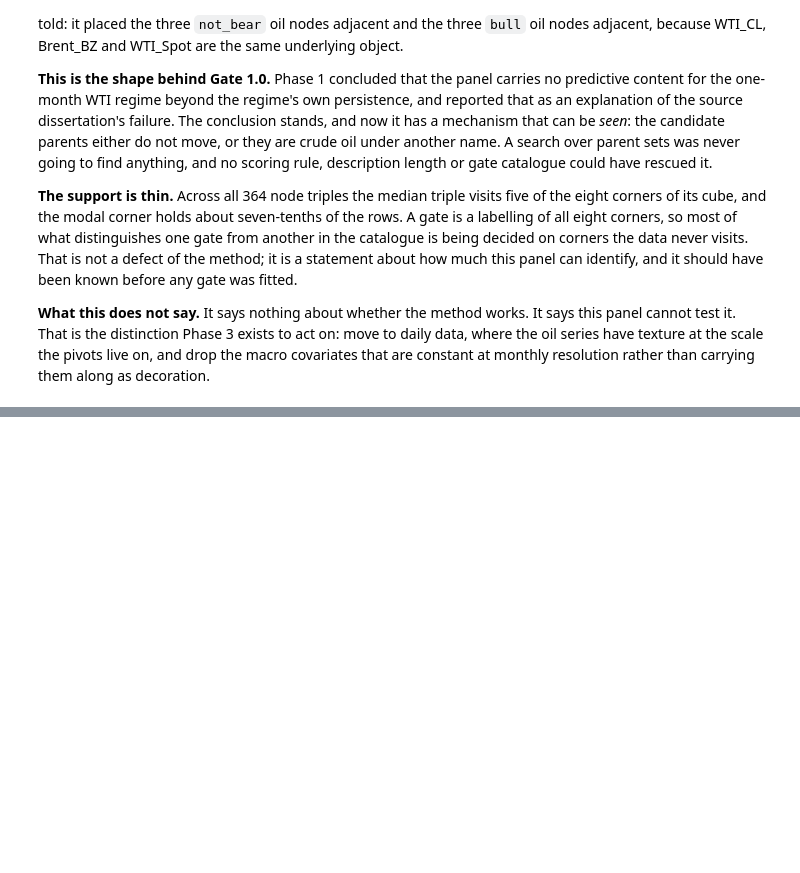
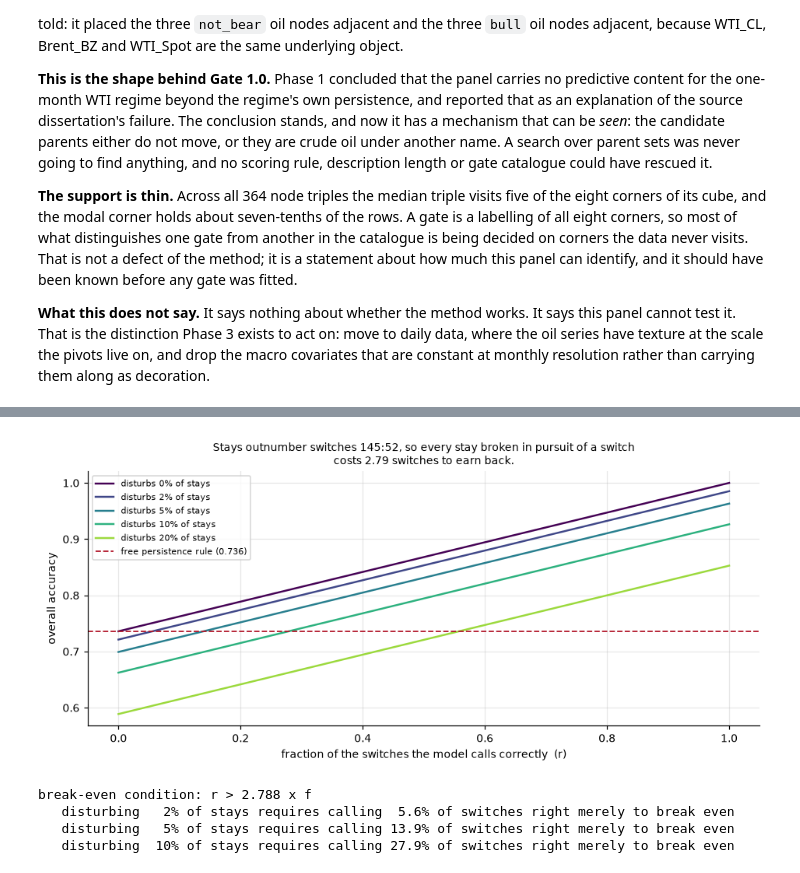
Before and after one commit to albertoHdzE/CausalBool, a Jupyter notebook: imp-prices/notebooks/04_the_visual_pass.ipynb, the cells around one changed output, grey strips where cells are left out. Cells and saved outputs as stored; diff of their text form; code cells hidden in the pictures; blank space fills up the shorter version.

```diff
--- a/imp-prices/notebooks/04_the_visual_pass.ipynb
+++ b/imp-prices/notebooks/04_the_visual_pass.ipynb
@@ -496,0 +658,11 @@ carrying them along as decoration.
+# %%
+y = reg[TARGET].to_numpy()
+stays = int((y[1:] == y[:-1]).sum())
+switches = int((y[1:] != y[:-1]).sum())
+n_tr = stays + switches
+print(f"target: {TARGET}, {n_tr} transitions on this 198-row panel")
+print(f"   stays    : {stays:>4d}  ({stays/n_tr:.4f})  <- what the free rule gets right")
+print(f"   switches : {switches:>4d}  ({switches/n_tr:.4f})  <- what it always gets wrong")
+print(f"\npersistence accuracy on this panel : {stays/n_tr:.4f}")
+print(f"inherited anchor A11 (GWP3 sample)  : 0.7931")
+print("Different windows. Reported separately, not reconciled.")
@@ -496,0 +677,31 @@ carrying them along as decoration.
+# %%
+# THE KNOB. r = fraction of switches the model calls correctly.
+#           f = fraction of stays it wrongly disturbs while chasing them.
+r = np.linspace(0, 1, 101)
+fig, ax = plt.subplots(figsize=(8.6, 4.0))
+for f, col in zip([0.0, 0.02, 0.05, 0.10, 0.20],
+                  plt.cm.viridis(np.linspace(0, 0.85, 5))):
+    ax.plot(r, (stays * (1 - f) + switches * r) / n_tr, color=col, lw=1.6,
+            label=f"disturbs {f:.0%} of stays")
+ax.axhline(stays / n_tr, color="#B2182B", ls="--", lw=1.2,
+           label=f"free persistence rule ({stays/n_tr:.3f})")
+ax.set_xlabel("fraction of the switches the model calls correctly  (r)")
+ax.set_ylabel("overall accuracy")
+ax.set_title(f"Stays outnumber switches {stays}:{switches}, so every stay broken in "
+             f"pursuit of a switch\ncosts {stays/switches:.2f} switches to earn back.",
+             fontsize=9)
+ax.legend(fontsize=7.5); plt.tight_layout()
+plt.savefig(os.path.join(ROOT, "figures", "04_C2_persistence_bar.png"),
+            dpi=130, bbox_inches="tight")
+plt.show()
+
+print(f"break-even condition: r > {stays/switches:.3f} x f")
+for f in (0.02, 0.05, 0.10):
+    print(f"   disturbing {f:>4.0%} of stays requires calling "
+          f"{min(1.0, stays/switches*f):>5.1%} of switches right merely to break even")
+# %% [output]
+[figure, added]
+break-even condition: r > 2.788 x f
+   disturbing   2% of stays requires calling  5.6% of switches right merely to break even
+   disturbing   5% of stays requires calling 13.9% of switches right merely to break even
+   disturbing  10% of stays requires calling 27.9% of switches right merely to break even
```
Also changed, not shown: parts of 9 cells of this notebook, 3 other files.
